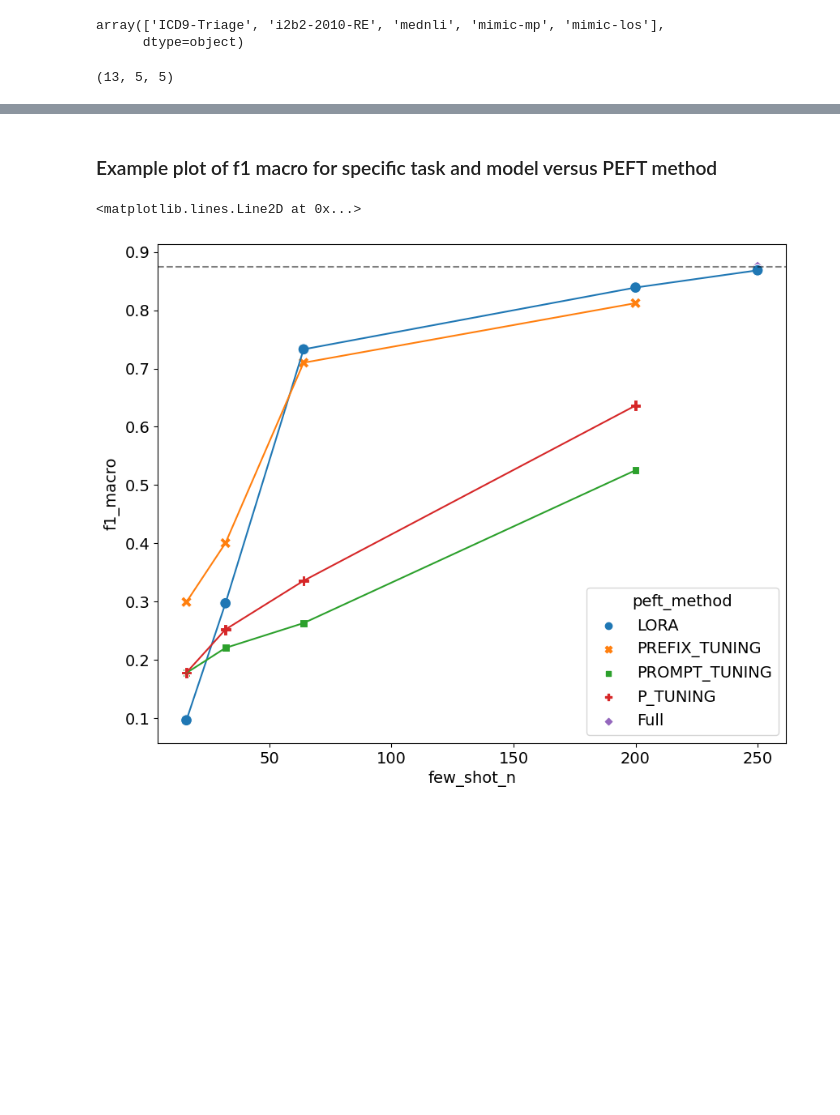
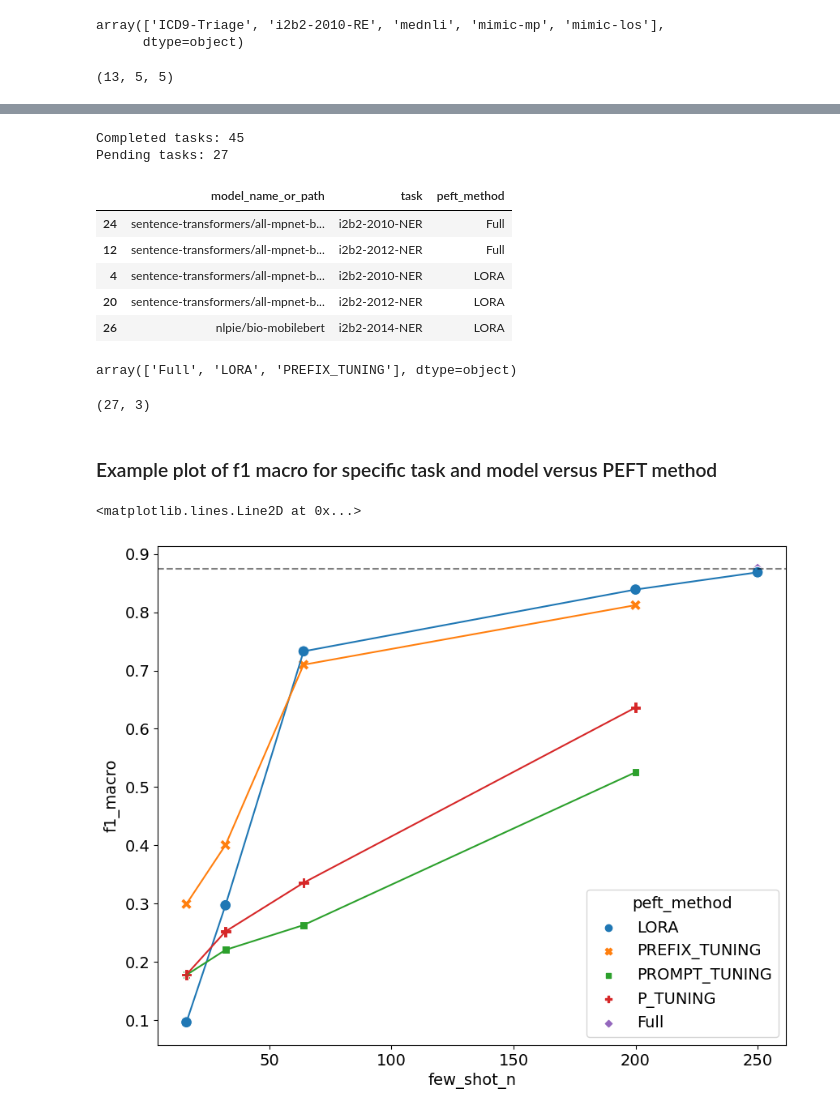
Before and after one commit to nlpie-research/efficient-ml, a Jupyter notebook: notebooks/load_tb_files.ipynb, the cells around one changed output, grey strips where cells are left out. Drawn from its saved outputs; the diff is of its cells as text; code cells hidden in the pictures; blank space fills up the shorter version.

```diff
--- a/notebooks/load_tb_files.ipynb
+++ b/notebooks/load_tb_files.ipynb
@@ -539,3 +573,34 @@ cls_results_df.query("`Model name` == 'roberta-base' & task == @task & few_shot_
+# %%
+ner_pending_tasks = get_remaining_experiments(ner_results_df)
+ner_pending_tasks = pd.DataFrame.from_records(list(ner_pending_tasks),
+                        columns=['model_name_or_path', 'task', 'peft_method'])
+ner_pending_tasks.sort_values(['peft_method', 'task', 'model_name_or_path'], inplace=True)
+
+ner_pending_tasks = ner_pending_tasks.loc[~(
+                    ner_pending_tasks['model_name_or_path'].str.contains('llama') |
+                    ner_pending_tasks['model_name_or_path'].str.contains('falcon') |
+                    ner_pending_tasks['model_name_or_path'].str.contains('Longformer'))]
+
+ner_pending_tasks.head()
+# %% [output]
+Completed tasks: 45
+Pending tasks: 27
+|  | model_name_or_path | task | peft_method |
+| 24 | sentence-transformers/all-mpnet-b... | i2b2-2010-NER | Full |
+| 12 | sentence-transformers/all-mpnet-b... | i2b2-2012-NER | Full |
+| 4 | sentence-transformers/all-mpnet-b... | i2b2-2010-NER | LORA |
+| 20 | sentence-transformers/all-mpnet-b... | i2b2-2012-NER | LORA |
+| 26 | nlpie/bio-mobilebert | i2b2-2014-NER | LORA |
+# %%
+ner_pending_tasks.peft_method.unique()
+# %% [output]
+array(['Full', 'LORA', 'PREFIX_TUNING'], dtype=object)
+# %%
+print(ner_pending_tasks.shape)
+ner_pending_tasks.to_csv('../training_bash_scripts/pending_tasks_TOKEN_CLS.csv',
+                        index=False, header=False)
+# %% [output]
+(27, 3)
 # %% [markdown]
 ### Example plot of f1 macro for specific task and model versus PEFT method
 # %%
```
Also changed, not shown: parts of 16 cells of this notebook.
